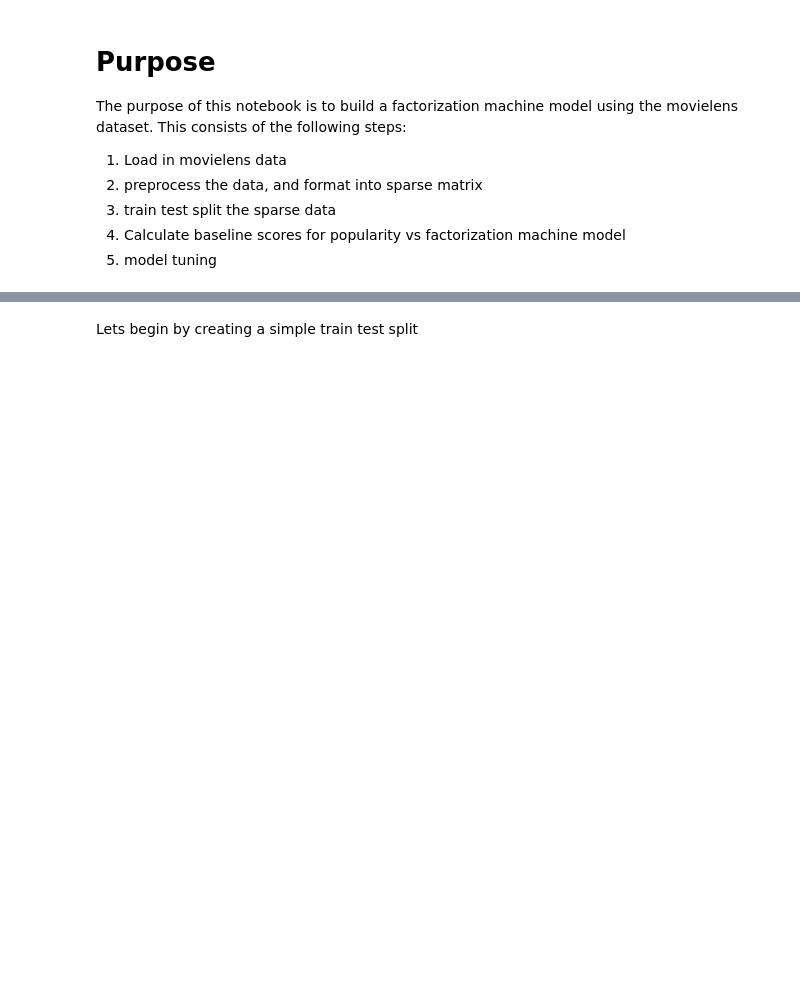
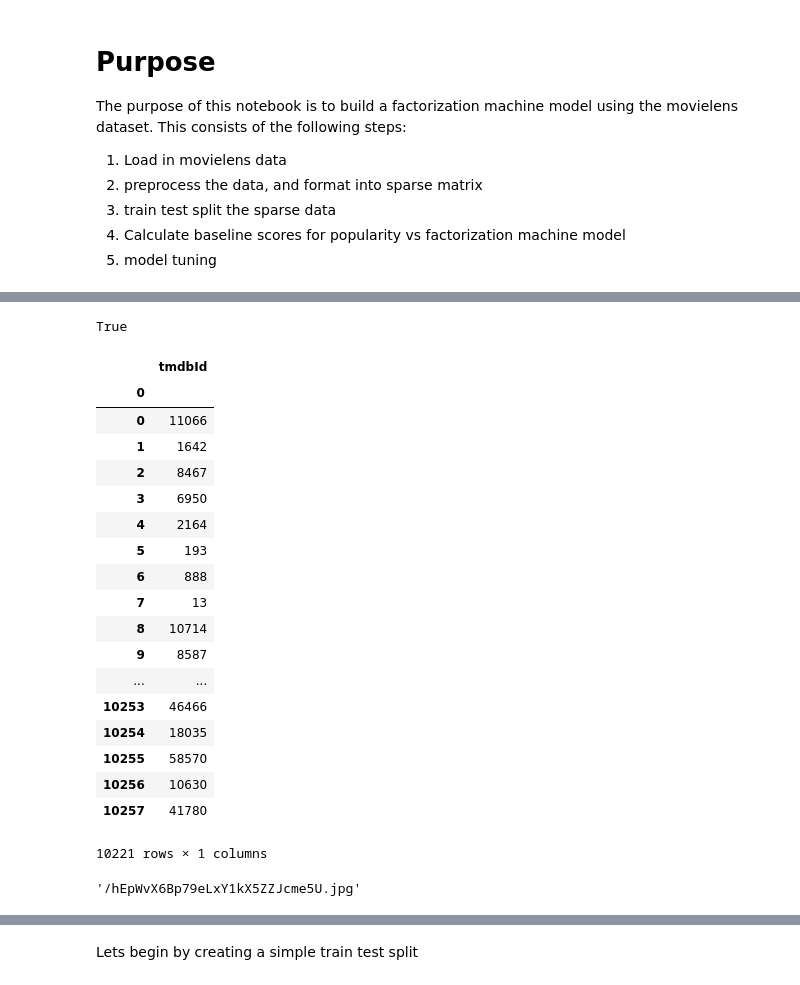
Before and after one commit to jscottcronin/recommender_deployed, a Jupyter notebook: notebooks/Build Factorization Machine Model.ipynb, the cells around one changed output, grey strips where cells are left out. Cells and saved outputs as stored; diff of their text form; code cells hidden in the pictures; blank space fills up the shorter version.

```diff
--- a/notebooks/Build Factorization Machine Model.ipynb
+++ b/notebooks/Build Factorization Machine Model.ipynb
@@ -44,0 +69,29 @@ Shape: 10,000,054 x 3
+# %%
+from dotenv import find_dotenv, load_dotenv
+load_dotenv(find_dotenv())
+# %% [output]
+True
+# %%
+left = pd.DataFrame.from_dict(pp.iid_to_idx, orient='index')
+right = links.set_index('movieId')[['tmdbId']]
+left.join(right).dropna().astype('int64').set_index(0).todict()
+# %% [output]
+|  | tmdbId |
+| 0 |  |
+| 0 | 11066 |
+| 1 | 1642 |
+| 2 | 8467 |
+| 3 | 6950 |
+| 4 | 2164 |
+| 5 | 193 |
+| 6 | 888 |
+| 7 | 13 |
+| 8 | 10714 |
+| 9 | 8587 |
+| ... | ... |
+| 10253 | 46466 |
+| 10254 | 18035 |
+| 10255 | 58570 |
+| 10256 | 10630 |
+| 10257 | 41780 |
+10221 rows × 1 columns
@@ -44,0 +103,4 @@ Shape: 10,000,054 x 3
+# %%
+poster
+# %% [output]
+'/hEpWvX6Bp79eLxY1kX5ZZJcme5U.jpg'
```
Also changed, not shown: parts of 13 cells of this notebook, 16 other files.
